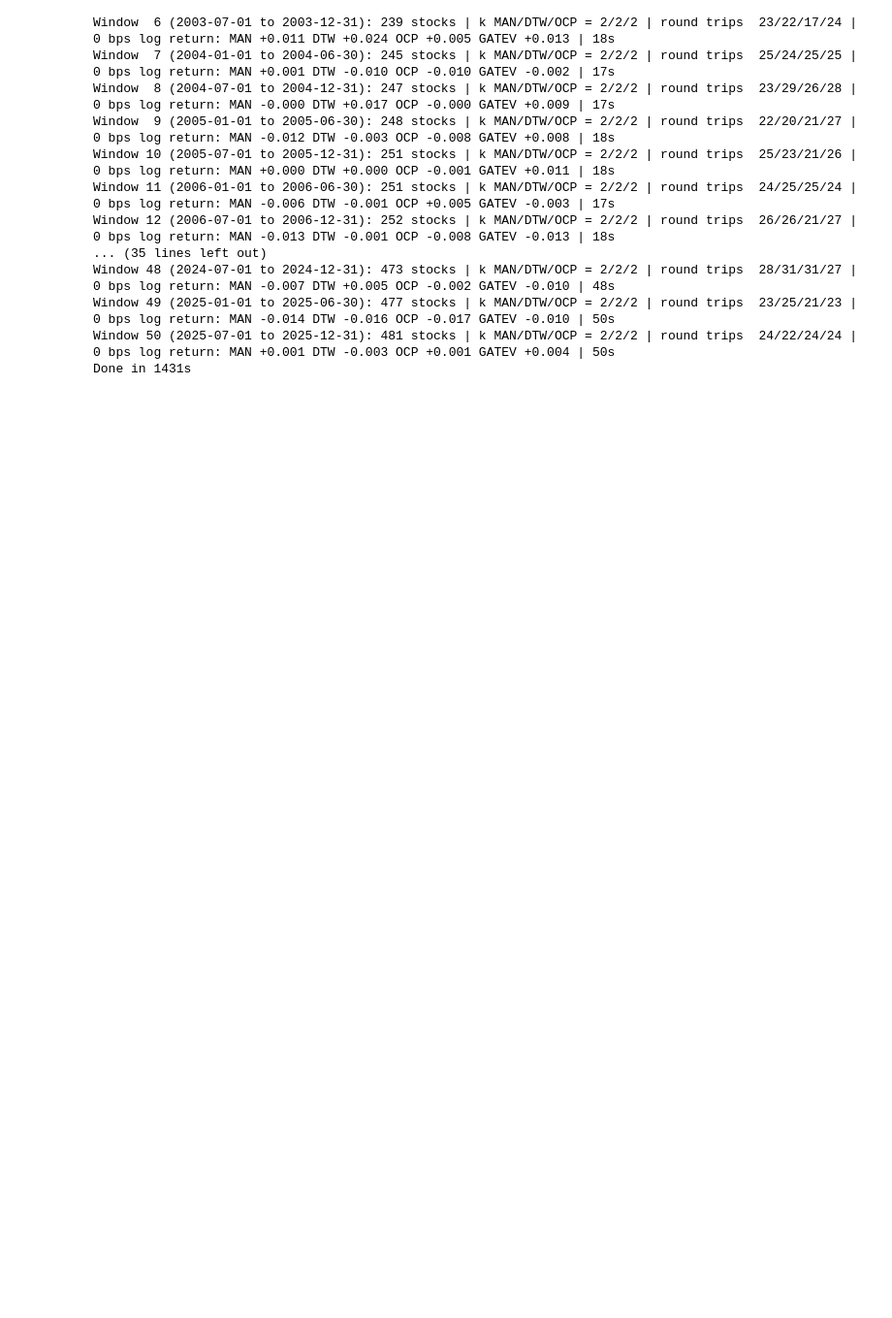
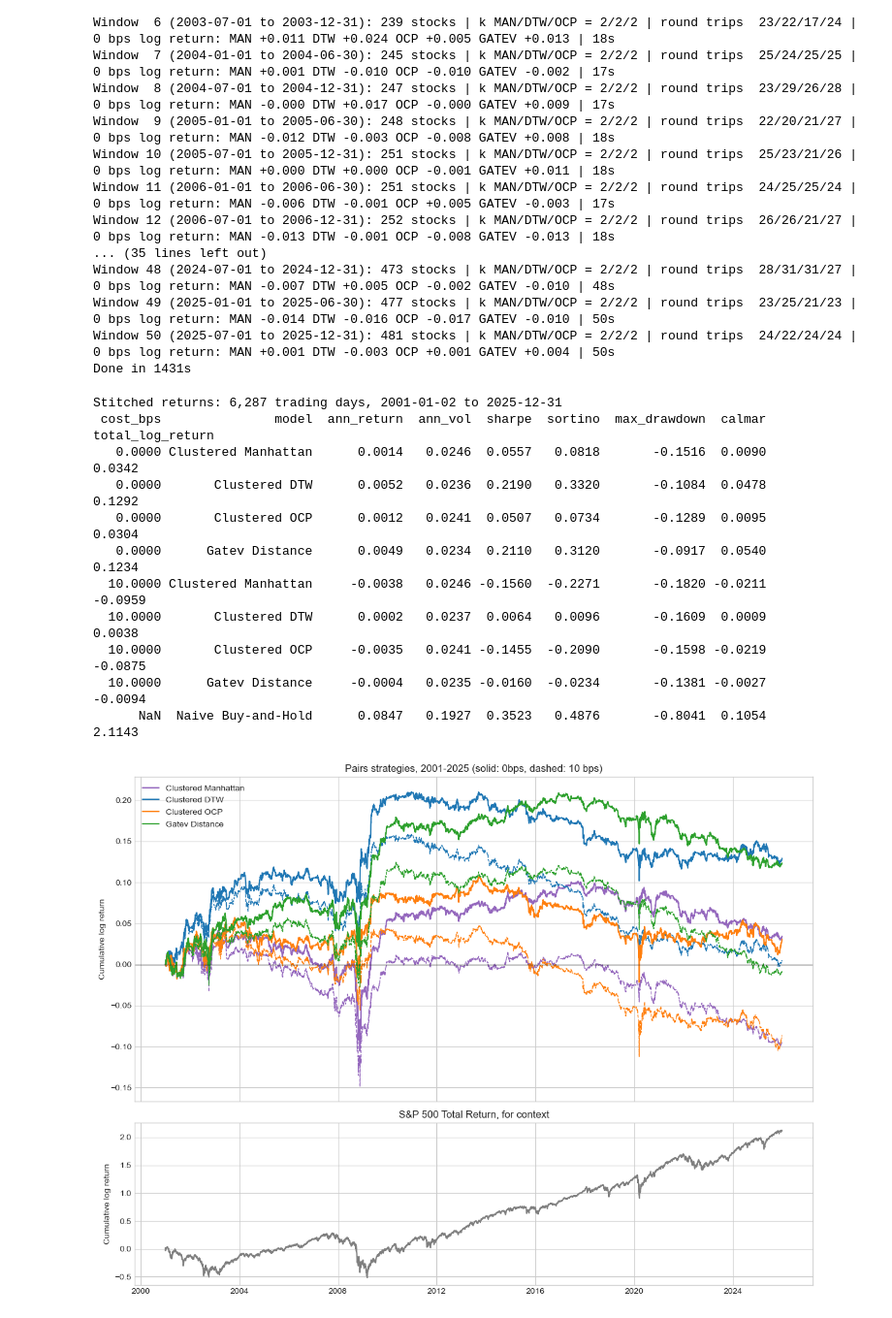
Before and after one commit to WyattEarls/DTW-OCP-Clustering-Pairs-Trading, a Jupyter notebook: Examples/Rolling-DTW-OCP-Manhattan-vs-Gatev-SP500.ipynb, the cells around one changed output. Shown at 97% size. Cells and saved outputs as stored; diff of their text form; code cells hidden in the pictures; blank space fills up the shorter version.

Commit message:
Cell 12 Complete: Risk-adjusted metrics plus figures to demonstrate the eroding costs after transaction fees

```diff
--- a/Examples/Rolling-DTW-OCP-Manhattan-vs-Gatev-SP500.ipynb
+++ b/Examples/Rolling-DTW-OCP-Manhattan-vs-Gatev-SP500.ipynb
@@ -615,30 +615,59 @@ assert all_ret.index.is_unique, 'Overlapping trading days between windows'
 print(f'Stitched returns: {all_ret.shape[0]:,} trading days, '
       f'{all_ret.index[0].date()} to {all_ret.index[-1].date()}')
 
 # Naive buy-and-hold (context only): index log returns, and excess over the T-bill for Sharpe
 bench_lr = np.log(bench/bench.shift(1)).reindex(all_ret.index)
 naive_excess = bench_lr - rf_daily.reindex(all_ret.index)
 
 def perf(raw, excess=None):
     excess = raw if excess is None else excess
     cum = raw.cumsum()
     max_dd = (cum - cum.cummax()).min()
     ann_ret = raw.mean() * TRADING_DAYS
     downside = np.sqrt((excess.clip(upper=0) ** 2).mean())
     return {'ann_return': ann_ret,
             'ann_vol': raw.std() * np.sqrt(TRADING_DAYS),
             'sharpe': excess.mean() / excess.std() * np.sqrt(TRADING_DAYS),
             'sortino': excess.mean() / downside * np.sqrt(TRADING_DAYS),
             'max_drawdown': max_dd,
             'calmar': ann_ret / abs(max_dd) if max_dd < 0 else np.nan,
             'total_log_return': cum.iloc[-1]}
 
 rows = []
 for c in COST_LEVELS_BPS:
     for m in METHODS:
         rows.append({'cost_bps': c, 'model': LABELS[m], **perf(all_ret[f'{m}_{c}'])})
 rows.append({'cost_bps': np.nan, 'model': LABELS['Naive'], **perf(bench_lr, naive_excess)})
 results = pd.DataFrame(rows)
 results.to_csv(f'results_{TAG}.csv', index=False)
 show = results[results['cost_bps'].isin([0,10]) | results['cost_bps'].isna()]
 print(show.to_string(index=False))
+
+# Cumulative performance: pairs strategies on top, the index below for context
+fig, axes = plt.subplots(2, 1, figsize=(12,9), sharex=True, gridspec_kw={'height_ratios': [2,1]})
+for m in METHODS:
+    axes[0].plot(all_ret[f'{m}_0'].cumsum(), label=LABELS[m], color=COLORS[m], lw=1.5)
+    axes[0].plot(all_ret[f'{m}_10'].cumsum(), color=COLORS[m], lw=1, ls='--')
+axes[0].axhline(0, color='black', lw=0.6)
+axes[0].set_ylabel('Cumulative log return')
+axes[0].set_title('Pairs strategies, 2001-2025 (solid: 0bps, dashed: 10 bps)')
+axes[0].legend(loc='upper left')
+axes[1].plot(bench_lr.cumsum(), color=COLORS['Naive'], label=LABELS['Naive'])
+axes[1].set_ylabel('Cumulative log return')
+axes[1].set_title('S&P 500 Total Return, for context')
+plt.tight_layout()
+plt.savefig(f'cumulative_performance_{TAG}.png', dpi=150, bbox_inches='tight')
+plt.show()
+# %% [output]
+Stitched returns: 6,287 trading days, 2001-01-02 to 2025-12-31
+ cost_bps               model  ann_return  ann_vol  sharpe  sortino  max_drawdown  calmar  total_log_return
+   0.0000 Clustered Manhattan      0.0014   0.0246  0.0557   0.0818       -0.1516  0.0090            0.0342
+   0.0000       Clustered DTW      0.0052   0.0236  0.2190   0.3320       -0.1084  0.0478            0.1292
+   0.0000       Clustered OCP      0.0012   0.0241  0.0507   0.0734       -0.1289  0.0095            0.0304
+   0.0000      Gatev Distance      0.0049   0.0234  0.2110   0.3120       -0.0917  0.0540            0.1234
+  10.0000 Clustered Manhattan     -0.0038   0.0246 -0.1560  -0.2271       -0.1820 -0.0211           -0.0959
+  10.0000       Clustered DTW      0.0002   0.0237  0.0064   0.0096       -0.1609  0.0009            0.0038
+  10.0000       Clustered OCP     -0.0035   0.0241 -0.1455  -0.2090       -0.1598 -0.0219           -0.0875
+  10.0000      Gatev Distance     -0.0004   0.0235 -0.0160  -0.0234       -0.1381 -0.0027           -0.0094
+      NaN  Naive Buy-and-Hold      0.0847   0.1927  0.3523   0.4876       -0.8041  0.1054            2.1143
+[figure, added]
```
